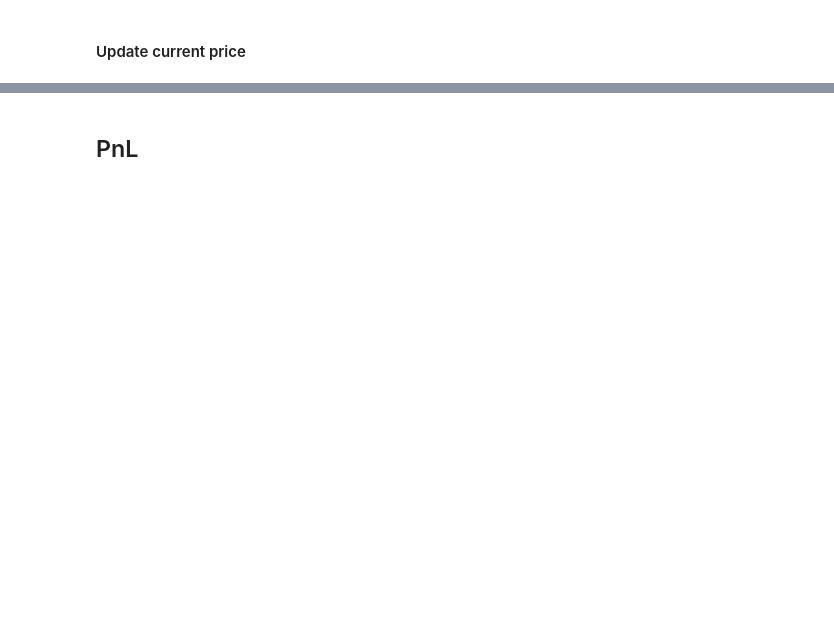
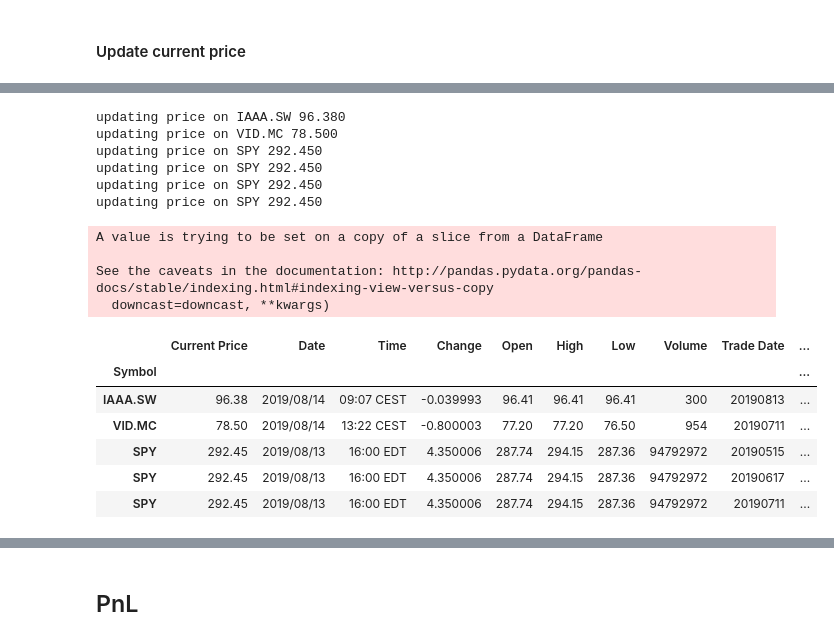
Before and after one commit to javifalces/colab_test, a Jupyter notebook: yahoo_pyfolio_portfolio.ipynb, the cells around one changed output, grey strips where cells are left out. Saved outputs shown, nothing was run; the diff lists cells and outputs as text; code cells hidden in the pictures; blank space fills up the shorter version.

```diff
--- a/yahoo_pyfolio_portfolio.ipynb
+++ b/yahoo_pyfolio_portfolio.ipynb
@@ -51,9 +71,30 @@ last_data.tail()
 # %%
 updated_current_price = []
+last_data['Close'].fillna(method='ffill',inplace=True)
 for symbol in portfolio.index:
-  updated_current_price.append(last_data['Close'][symbol][-1])
+  price = last_data['Close'][symbol][-1]
+  print('updating price on %s %.3f'%(symbol,price))
+  updated_current_price.append(price)
 portfolio['Current Price'] = updated_current_price
 portfolio.head()
+# %% [output]
+updating price on IAAA.SW 96.380
+updating price on VID.MC 78.500
+updating price on SPY 292.450
+updating price on SPY 292.450
+updating price on SPY 292.450
+updating price on SPY 292.450
+A value is trying to be set on a copy of a slice from a DataFrame
+
+See the caveats in the documentation: http://pandas.pydata.org/pandas-docs/stable/indexing.html#indexing-view-versus-copy
+  downcast=downcast, **kwargs)
+|  | Current Price | Date | Time | Change | Open | High | Low | Volume | Trade Date | ... |
+| Symbol |  |  |  |  |  |  |  |  |  | ... |
+| IAAA.SW | 96.38 | 2019/08/14 | 09:07 CEST | -0.039993 | 96.41 | 96.41 | 96.41 | 300 | 20190813 | ... |
+| VID.MC | 78.50 | 2019/08/14 | 13:22 CEST | -0.800003 | 77.20 | 77.20 | 76.50 | 954 | 20190711 | ... |
+| SPY | 292.45 | 2019/08/13 | 16:00 EDT | 4.350006 | 287.74 | 294.15 | 287.36 | 94792972 | 20190515 | ... |
+| SPY | 292.45 | 2019/08/13 | 16:00 EDT | 4.350006 | 287.74 | 294.15 | 287.36 | 94792972 | 20190617 | ... |
+| SPY | 292.45 | 2019/08/13 | 16:00 EDT | 4.350006 | 287.74 | 294.15 | 287.36 | 94792972 | 20190711 | ... |
 # %%
 
 money_invest = portfolio['Purchase Price']*portfolio['Quantity']
```
Also changed, not shown: parts of 14 cells of this notebook.
